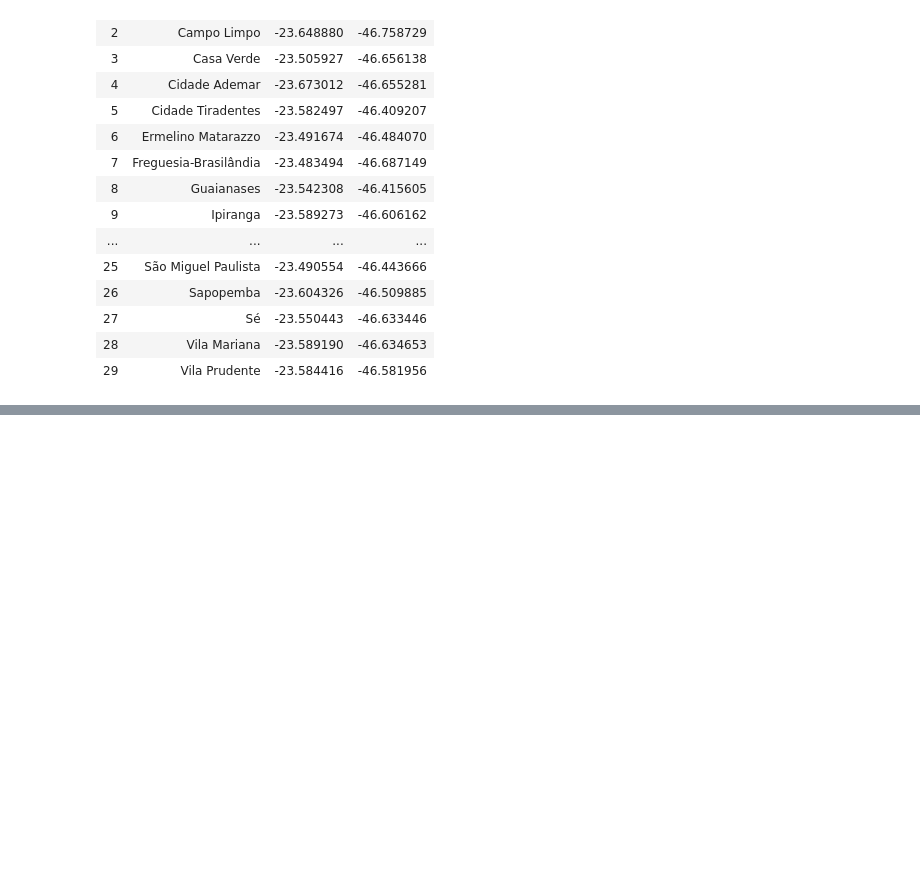
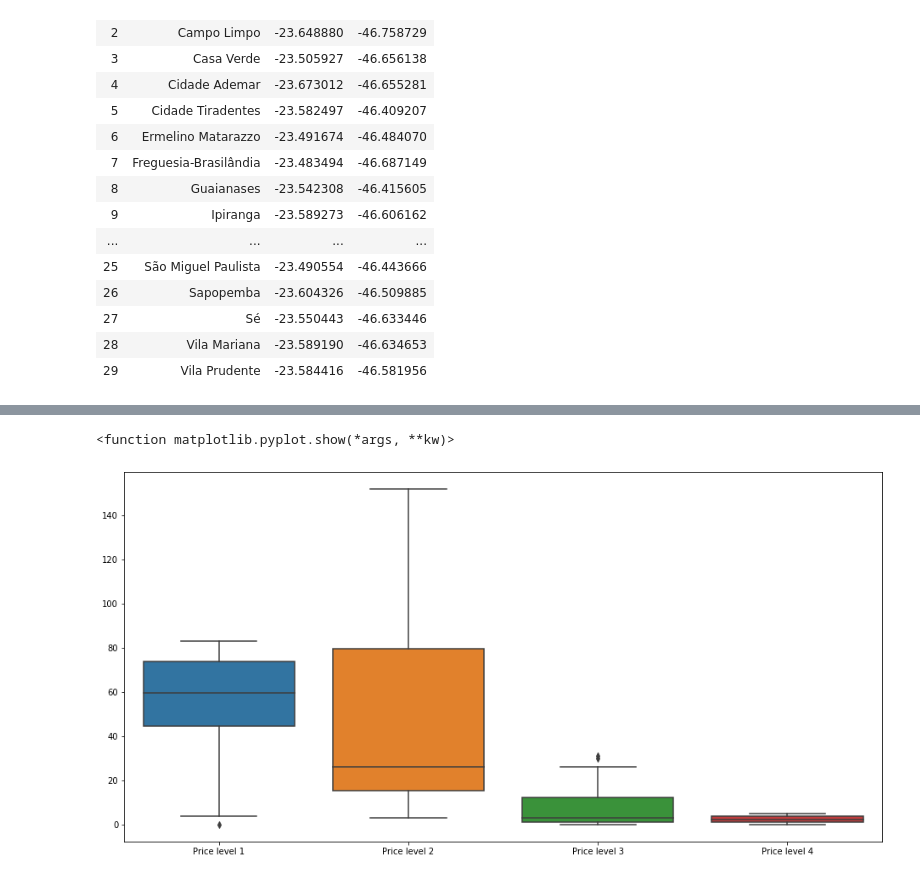
Before and after one commit to rafaelgregorut/sao_paulo_analysis, a Jupyter notebook: sao_paulo_analysis_map.ipynb, the cells around one changed output, grey strips where cells are left out. Cells and saved outputs as stored; diff of their text form; code cells hidden in the pictures; blank space fills up the shorter version.

Commit message:
exploring boroughs with restaurants per price and creating the clusters

```diff
--- a/sao_paulo_analysis_map.ipynb
+++ b/sao_paulo_analysis_map.ipynb
@@ -176,0 +276,7 @@ sp_boroughs
+# %%
+for lat, long, index in zip(sp_boroughs["Latitude"],sp_boroughs["Longitude"],sp_boroughs.index):
+    for price in prices:
+        url="https://api.foursquare.com/v2/venues/explore?client_id={}&client_secret={}&v={}&ll={},{}&radius={}&section={}&categoryId{}&limit={}&price={}".format(CLIENT_ID,CLIENT_SECRET,VERSION,lat,long,RADIUS,SECTION,CATEGORY_ID,LIMIT,price)
+        results = requests.get(url).json()
+        total_results = results["response"]["totalResults"]
+        sp_boroughs.loc[index,str(price)] = total_results
@@ -176,0 +303,3 @@ sp_boroughs
+# %%
+sp_boroughs.drop(sp_boroughs.columns[3],axis=1,inplace=True)
+sp_boroughs.head()
@@ -176,0 +313,2 @@ sp_boroughs
+# %%
+sp_boroughs.columns = ["Borough","Latitude","Longitude","Price level 1","Price level 2","Price level 3","Price level 4"]
@@ -176,0 +339,3 @@ sp_boroughs
+# %%
+price_data = sp_boroughs.iloc[:,3:]
+price_data
@@ -176,0 +360,14 @@ sp_boroughs
+# %%
+import seaborn as sns
+
+import matplotlib.pyplot as plt
+# use the inline backend to generate the plots within the browser
+%matplotlib inline
+
+plt.figure(figsize=(16,8))
+
+sns.boxplot(data=price_data)
+plt.show
+# %% [output]
+<function matplotlib.pyplot.show(*args, **kw)>
+[figure, added]
```
Also changed, not shown: parts of 25 cells of this notebook.
